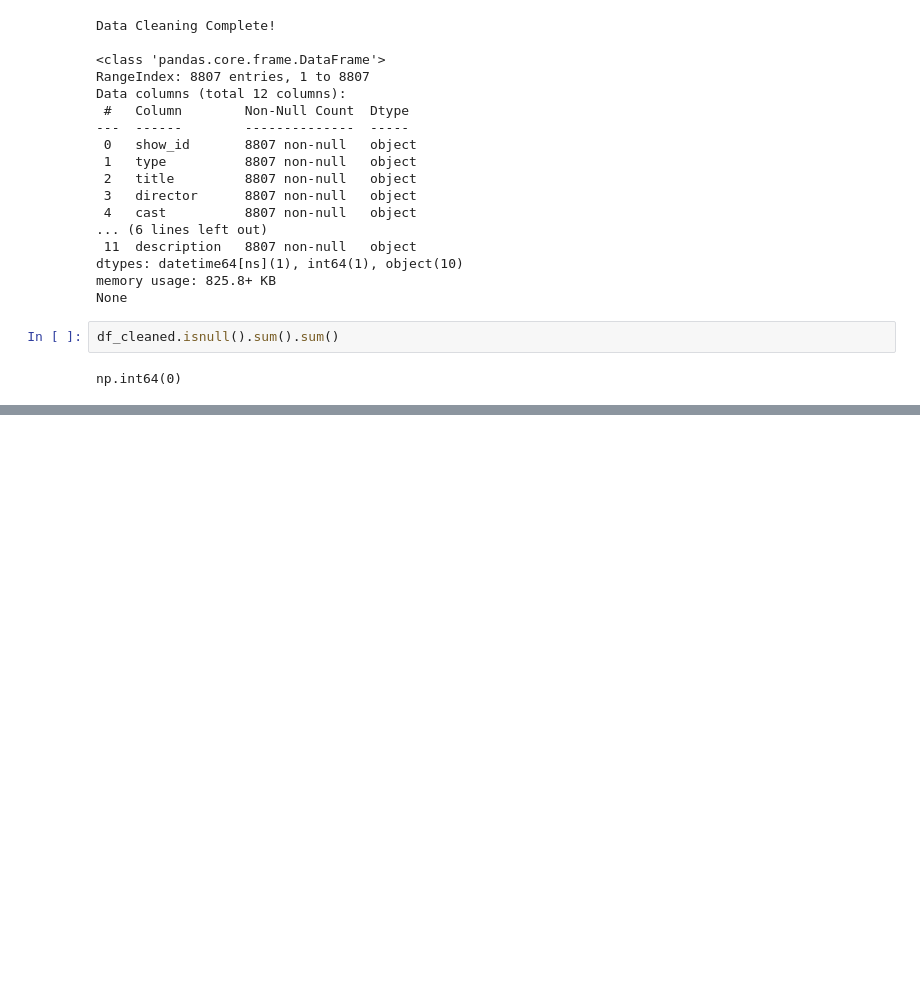
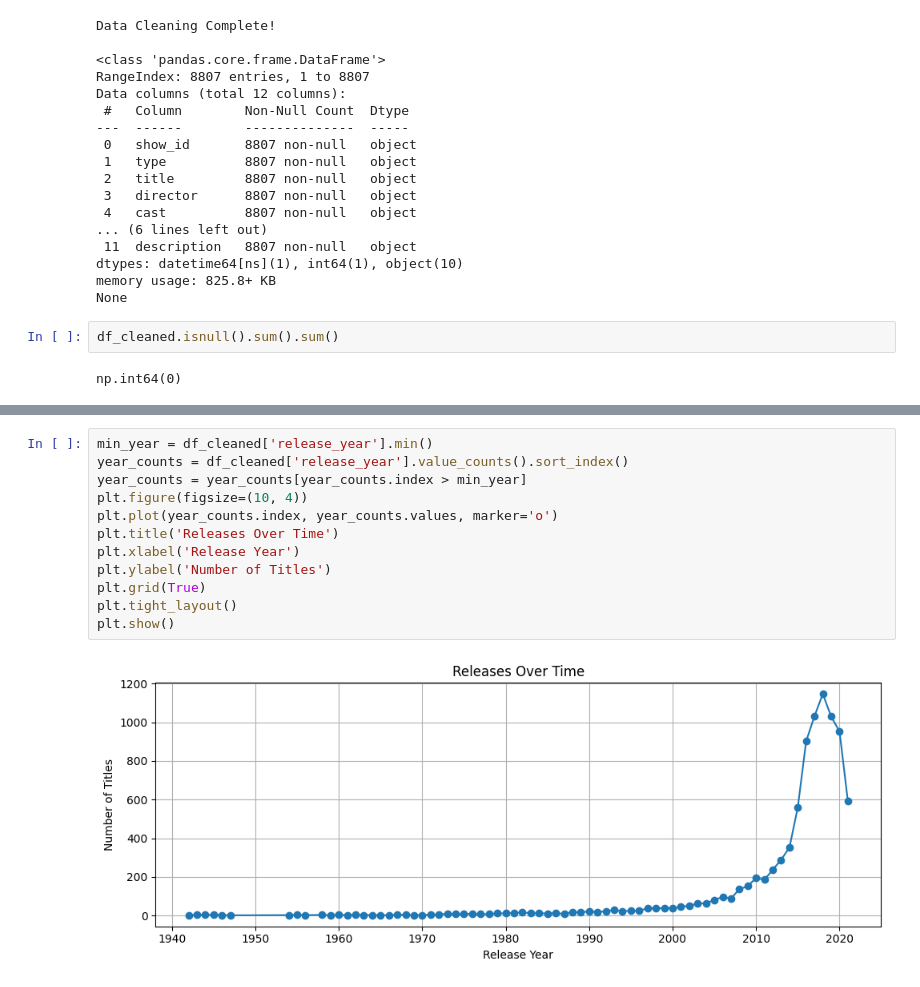
Before and after one commit to irongopher75/Netflix-Dataset-Cleaning-01, a Jupyter notebook: Task_01.ipynb, the cells around one changed output, grey strips where cells are left out. Cells and saved outputs as stored; diff of their text form; blank space fills up the shorter version.

```diff
--- a/Task_01.ipynb
+++ b/Task_01.ipynb
@@ -142,0 +186,14 @@ np.int64(0)
+# %%
+min_year = df_cleaned['release_year'].min()
+year_counts = df_cleaned['release_year'].value_counts().sort_index()
+year_counts = year_counts[year_counts.index > min_year]
+plt.figure(figsize=(10, 4))
+plt.plot(year_counts.index, year_counts.values, marker='o')
+plt.title('Releases Over Time')
+plt.xlabel('Release Year')
+plt.ylabel('Number of Titles')
+plt.grid(True)
+plt.tight_layout()
+plt.show()
+# %% [output]
+[figure, added]
```
Also changed, not shown: parts of 17 cells of this notebook.
